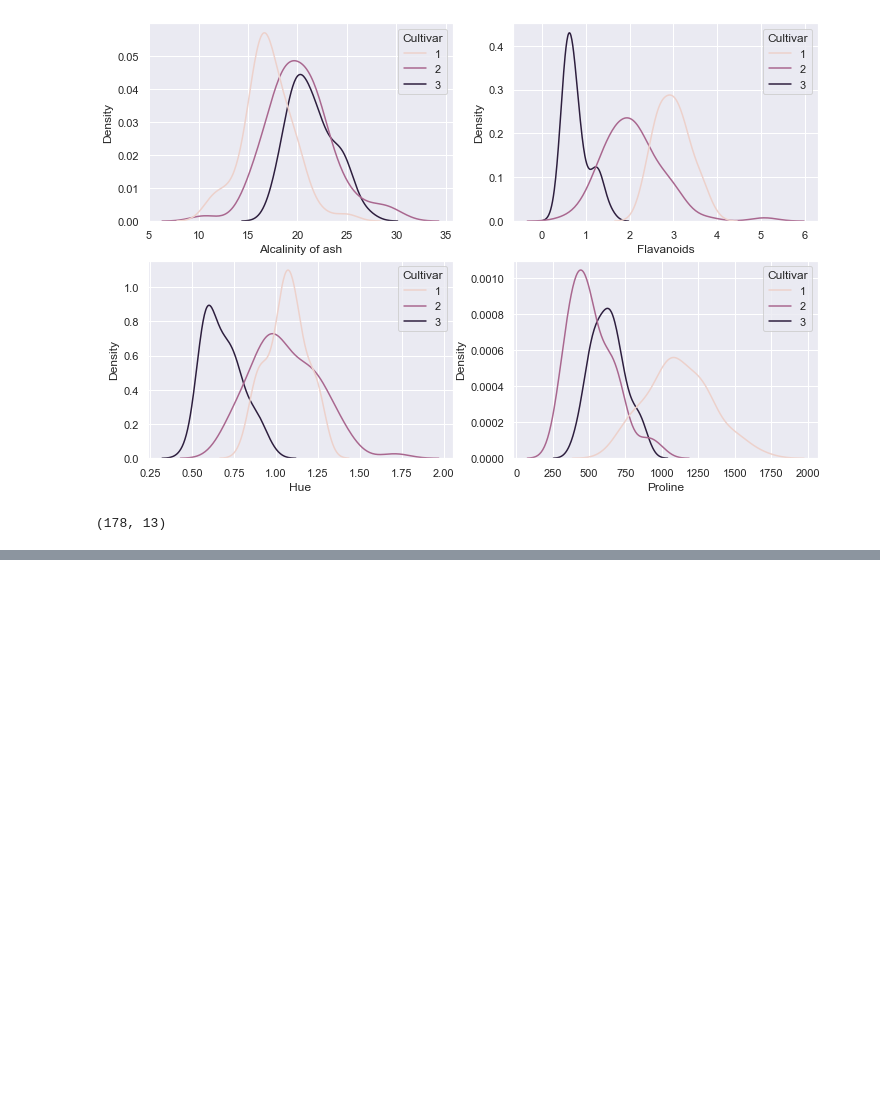
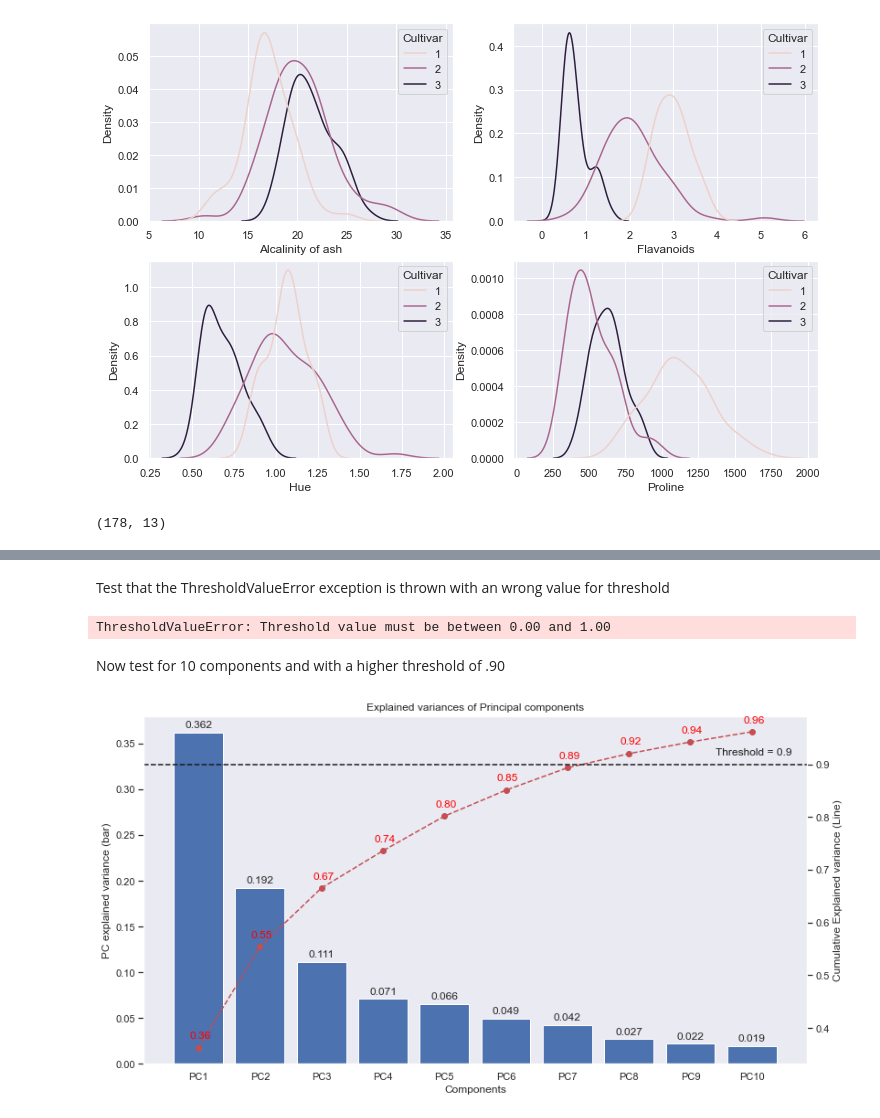
Before and after one commit to manuelseet/myFeatureEngineering, a Jupyter notebook: pca_exercise.ipynb, the cells around one changed output, grey strips where cells are left out. Drawn from its saved outputs; the diff is of its cells as text; code cells hidden in the pictures; blank space fills up the shorter version.

Commit message:
Updated notebook to illustrate ThresholdValueError

```diff
--- a/pca_exercise.ipynb
+++ b/pca_exercise.ipynb
@@ -52,0 +59,12 @@ NameError: name 'n_comp' is not defined
+# %% [markdown]
+Test that the ThresholdValueError exception is thrown with an wrong value for threshold
+# %%
+pca_plot.pca_plot(Xscaled, n_comp=10, threshold=11)
+# %% [output]
+ThresholdValueError: Threshold value must be between 0.00 and 1.00
+# %% [markdown]
+Now test for 10 components and with a higher threshold of .90
+# %%
+pca_plot.pca_plot(Xscaled, n_comp=10, threshold=0.9)
+# %% [output]
+[figure, added]
```
Also changed, not shown: parts of 4 cells of this notebook.
